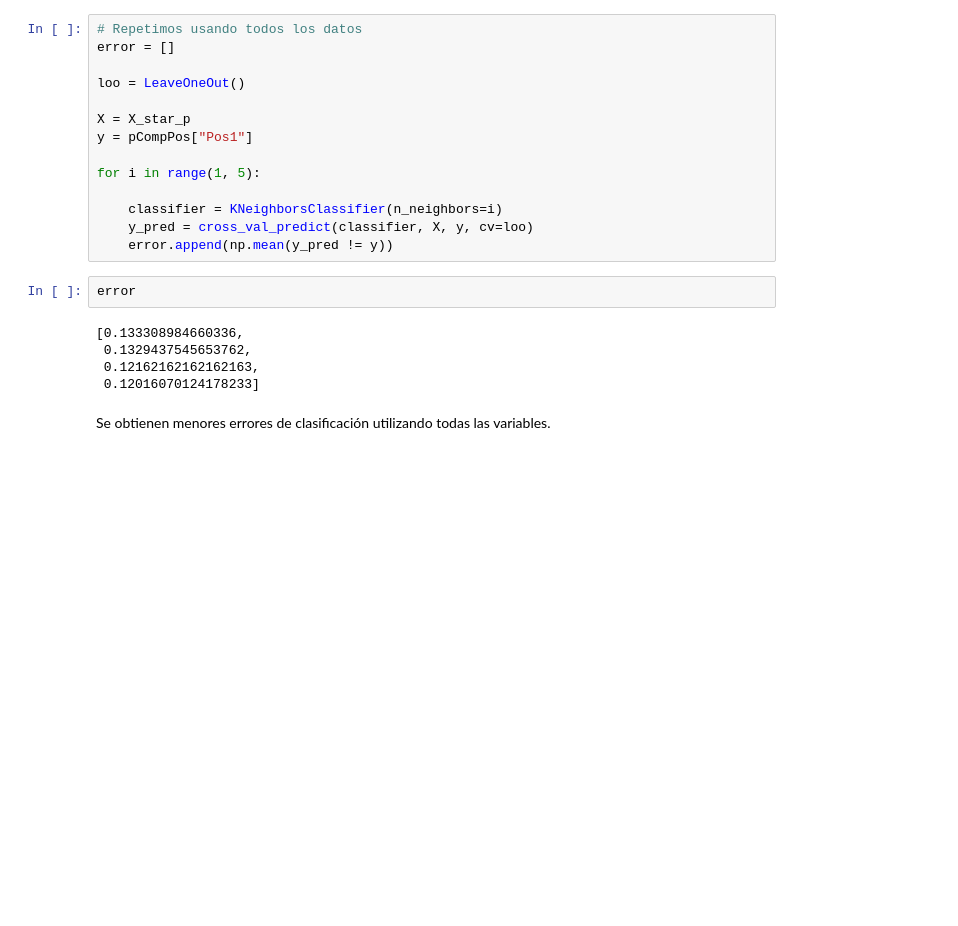
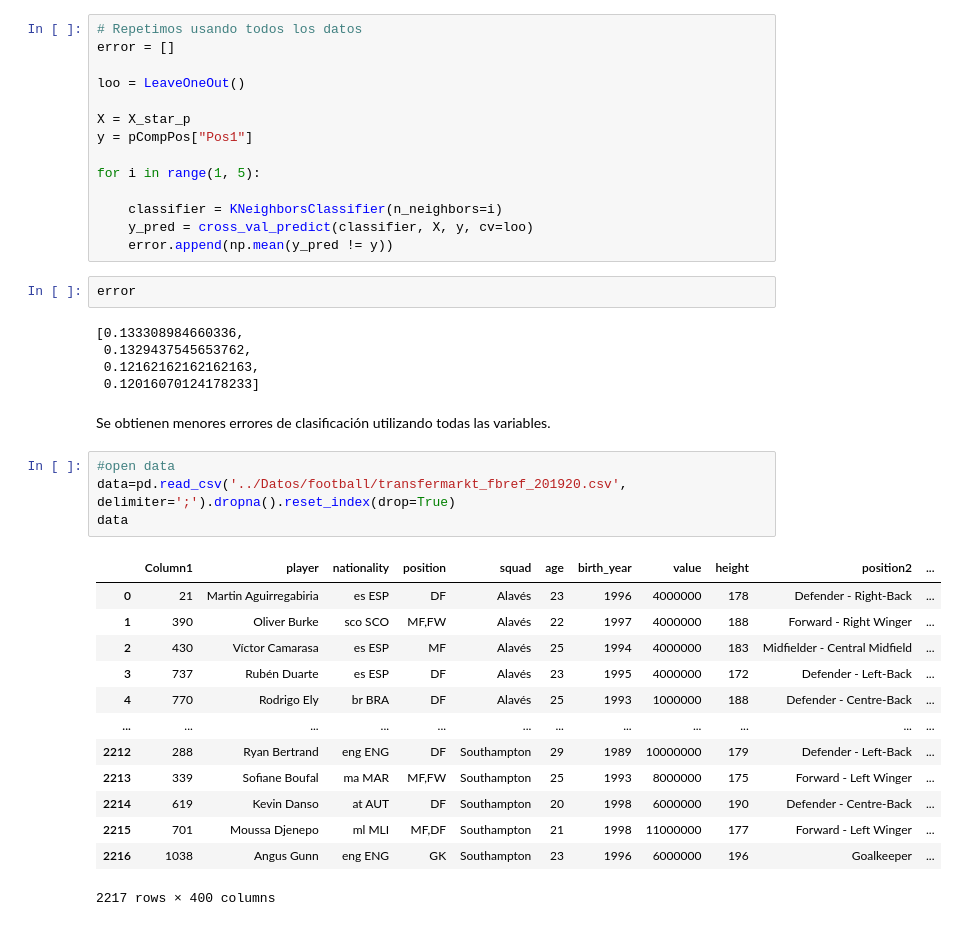
Before and after one commit to fcen-amateur/ldd, a Jupyter notebook: TPs/TP2/tp-football.ipynb, the cells around one changed output. Cells and saved outputs as stored; diff of their text form; blank space fills up the shorter version.

```diff
--- a/TPs/TP2/tp-football.ipynb
+++ b/TPs/TP2/tp-football.ipynb
@@ -291,3 +300,21 @@ error
  0.12016070124178233]
 # %% [markdown]
 Se obtienen menores errores de clasificación utilizando todas las variables.
+# %%
+#open data
+data=pd.read_csv('../Datos/football/transfermarkt_fbref_201920.csv', delimiter=';').dropna().reset_index(drop=True)
+data
+# %% [output]
+|  | Column1 | player | nationality | position | squad | age | birth_year | value | height | position2 | ... |
+| 0 | 21 | Martin Aguirregabiria | es ESP | DF | Alavés | 23 | 1996 | 4000000 | 178 | Defender - Right-Back | ... |
+| 1 | 390 | Oliver Burke | sco SCO | MF,FW | Alavés | 22 | 1997 | 4000000 | 188 | Forward - Right Winger | ... |
+| 2 | 430 | Ví­ctor Camarasa | es ESP | MF | Alavés | 25 | 1994 | 4000000 | 183 | Midfielder - Central Midfield | ... |
+| 3 | 737 | Rubén Duarte | es ESP | DF | Alavés | 23 | 1995 | 4000000 | 172 | Defender - Left-Back | ... |
+| 4 | 770 | Rodrigo Ely | br BRA | DF | Alavés | 25 | 1993 | 1000000 | 188 | Defender - Centre-Back | ... |
+| ... | ... | ... | ... | ... | ... | ... | ... | ... | ... | ... | ... |
+| 2212 | 288 | Ryan Bertrand | eng ENG | DF | Southampton | 29 | 1989 | 10000000 | 179 | Defender - Left-Back | ... |
+| 2213 | 339 | Sofiane Boufal | ma MAR | MF,FW | Southampton | 25 | 1993 | 8000000 | 175 | Forward - Left Winger | ... |
+| 2214 | 619 | Kevin Danso | at AUT | DF | Southampton | 20 | 1998 | 6000000 | 190 | Defender - Centre-Back | ... |
+| 2215 | 701 | Moussa Djenepo | ml MLI | MF,DF | Southampton | 21 | 1998 | 11000000 | 177 | Forward - Left Winger | ... |
+| 2216 | 1038 | Angus Gunn | eng ENG | GK | Southampton | 23 | 1996 | 6000000 | 196 | Goalkeeper | ... |
+2217 rows × 400 columns
```
Also changed, not shown: parts of 28 cells of this notebook, 3 other files.
